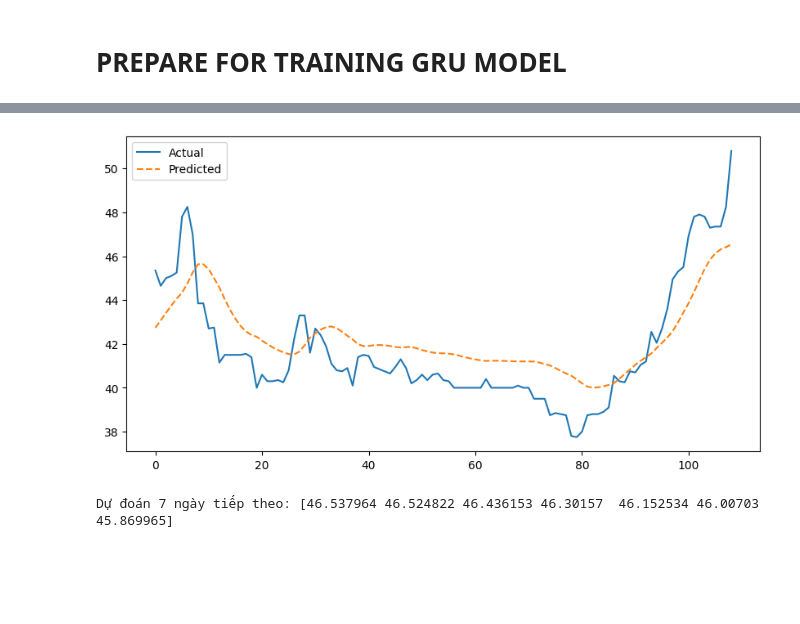
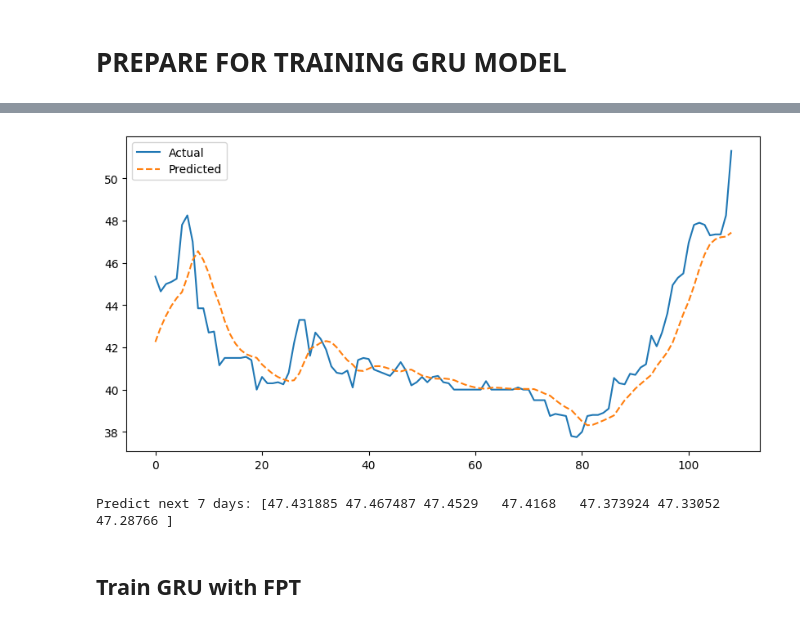
Before and after one commit to tienvtt/Stock-Analysis-and-Prediction-Applying-Machine-Learning, a Jupyter notebook: GRU.ipynb, the cells around one changed output, grey strips where cells are left out. Saved outputs shown, nothing was run; the diff lists cells and outputs as text; code cells hidden in the pictures; blank space fills up the shorter version.

```diff
--- a/GRU.ipynb
+++ b/GRU.ipynb
@@ -340,8 +353,8 @@ Dự đoán 7 ngày tiếp theo: [11.348615 11.442355 11.498273 11.536763 11.566
 # %%
 hyperparams = {
-    "hidden_size": 64,
+    "hidden_size": 128,
     "num_layers": 2,
-    "epochs": 50,
+    "epochs": 100,
     "lr": 0.001
 }
 X_train, y_train, X_test, y_test, scaler = prepare_data(df_vhm)
@@ -361,5 +379,7 @@ R2 Score: 0.6195
-[figure, old version]
+[figure, new version]
-Dự đoán 7 ngày tiếp theo: [46.537964 46.524822 46.436153 46.30157  46.152534 46.00703  45.869965]
+Predict next 7 days: [47.431885 47.467487 47.4529   47.4168   47.373924 47.33052  47.28766 ]
+# %% [markdown]
+## **Train GRU with FPT**
 # %%
 hyperparams = {
     "hidden_size": 64,
```
Also changed, not shown: parts of 12 cells of this notebook.
